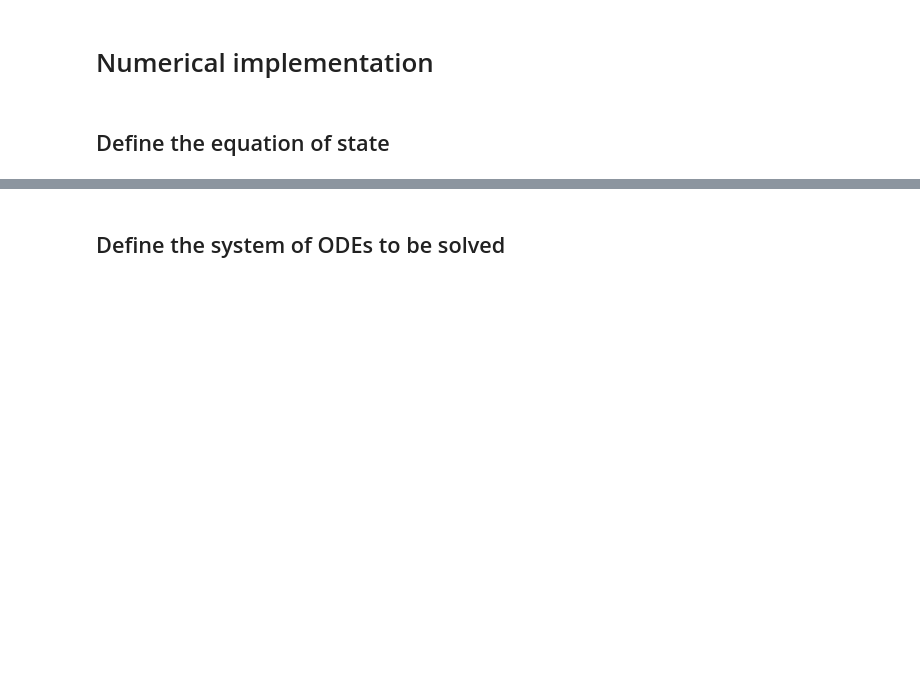
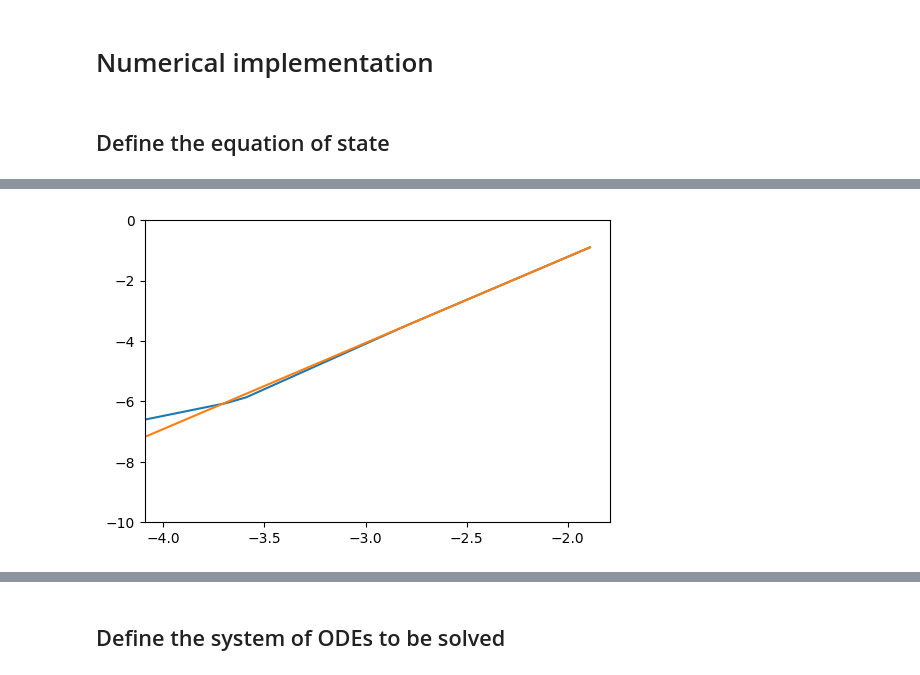
Before and after one commit to niksterg/pyTOVpp, a Jupyter notebook: TOV-pp.ipynb, the cells around one changed output, grey strips where cells are left out. Saved outputs shown, nothing was run; the diff lists cells and outputs as text; code cells hidden in the pictures; blank space fills up the shorter version.

```diff
--- a/TOV-pp.ipynb
+++ b/TOV-pp.ipynb
@@ -87,0 +236,8 @@ def P_of_eps(x):
+# %%
+logrhopoints = np.arange(np.log10(1/Density),np.log10(10*rho2),0.1)
+# %%
+eospoints = len(logrhopoints)
+# %%
+logPpoints = np.zeros(eospoints)
+for i in range(0,eospoints):
+    logPpoints[i] = np.log10(P_of_rho( pow(10.0,logrhopoints[i]), args))
@@ -87,0 +248,12 @@ def P_of_eps(x):
+# %%
+logp3only = np.log10(K3)+Gamma3*logrhopoints
+# %%
+plt.xlim(np.log10(0.1*rho1), np.log10(10*rho2))
+plt.ylim(-10, 0)
+plt.plot(logrhopoints, logPpoints)
+#plt.plot(logrhopoints, logp1only)
+#plt.plot(logrhopoints, logp2only)
+plt.plot(logrhopoints, logp3only)
+plt.show()
+# %% [output]
+[figure, added]
```
Also changed, not shown: parts of 45 cells of this notebook, 1 other file.
